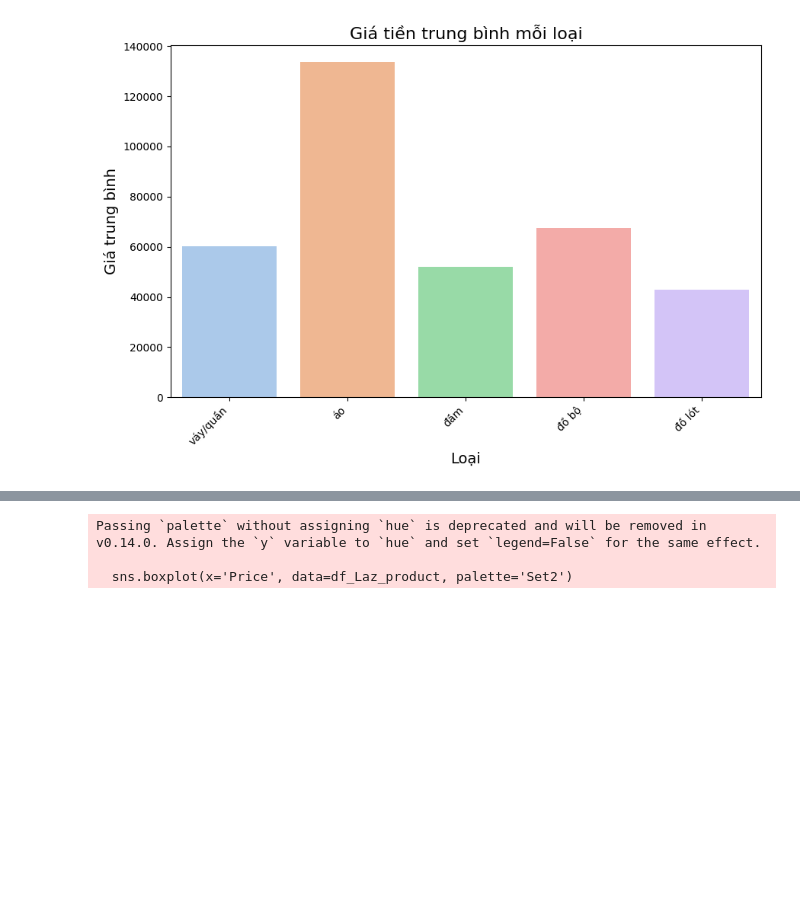
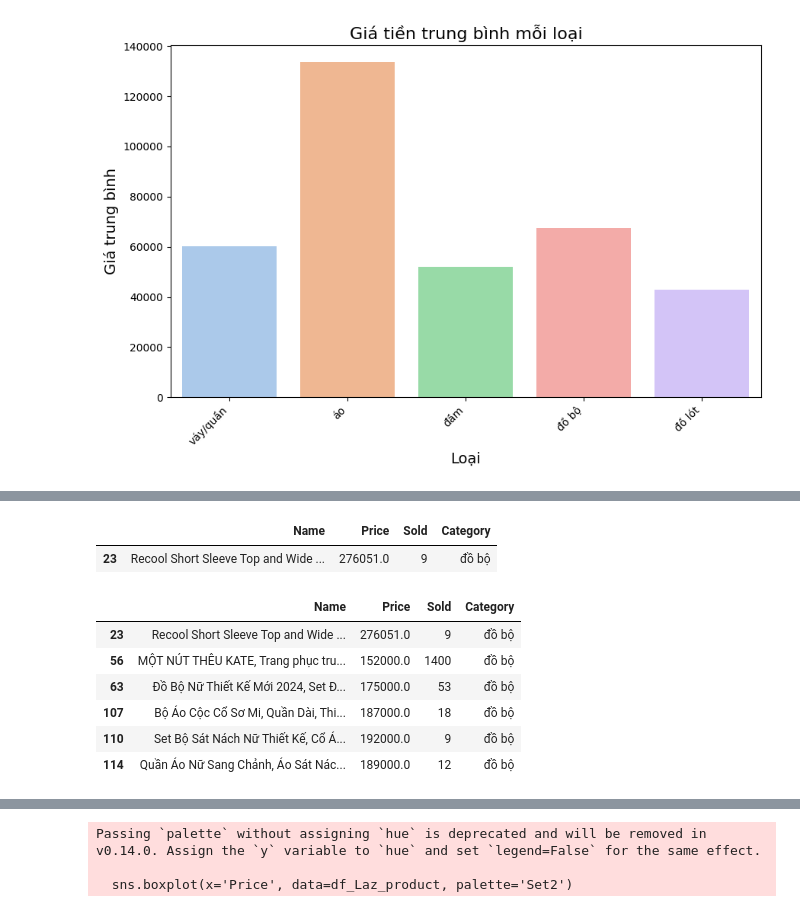
Before and after one commit to tathithienthanh/WomenFashionProductRecommendationSystem, a Jupyter notebook: Untitled.ipynb, the cells around one changed output, grey strips where cells are left out. Cells and saved outputs as stored; diff of their text form; code cells hidden in the pictures; blank space fills up the shorter version.

```diff
--- a/Untitled.ipynb
+++ b/Untitled.ipynb
@@ -941,0 +955,15 @@ Passing `palette` without assigning `hue` is deprecated and will be removed in v
+# %%
+df_Laz_product[df_Laz_product['Price'] == df_Laz_product['Price'].max()][['Name', 'Price', 'Sold', 'Category']]
+# %% [output]
+|  | Name | Price | Sold | Category |
+| 23 | Recool Short Sleeve Top and Wide ... | 276051.0 | 9 | đồ bộ |
+# %%
+df_Laz_product[(df_Laz_product['Category'] == 'đồ bộ') & (df_Laz_product['Price'] > 150000)][['Name', 'Price', 'Sold', 'Category']]
+# %% [output]
+|  | Name | Price | Sold | Category |
+| 23 | Recool Short Sleeve Top and Wide ... | 276051.0 | 9 | đồ bộ |
+| 56 | MỘT NÚT THÊU KATE, Trang phục tru... | 152000.0 | 1400 | đồ bộ |
+| 63 | Đồ Bộ Nữ Thiết Kế Mới 2024, Set Đ... | 175000.0 | 53 | đồ bộ |
+| 107 | Bộ Áo Cộc Cổ Sơ Mi, Quần Dài, Thi... | 187000.0 | 18 | đồ bộ |
+| 110 | Set Bộ Sát Nách Nữ Thiết Kế, Cổ Á... | 192000.0 | 9 | đồ bộ |
+| 114 | Quần Áo Nữ Sang Chảnh, Áo Sát Nác... | 189000.0 | 12 | đồ bộ |
```
Also changed, not shown: parts of 11 cells of this notebook, 1 other file.
